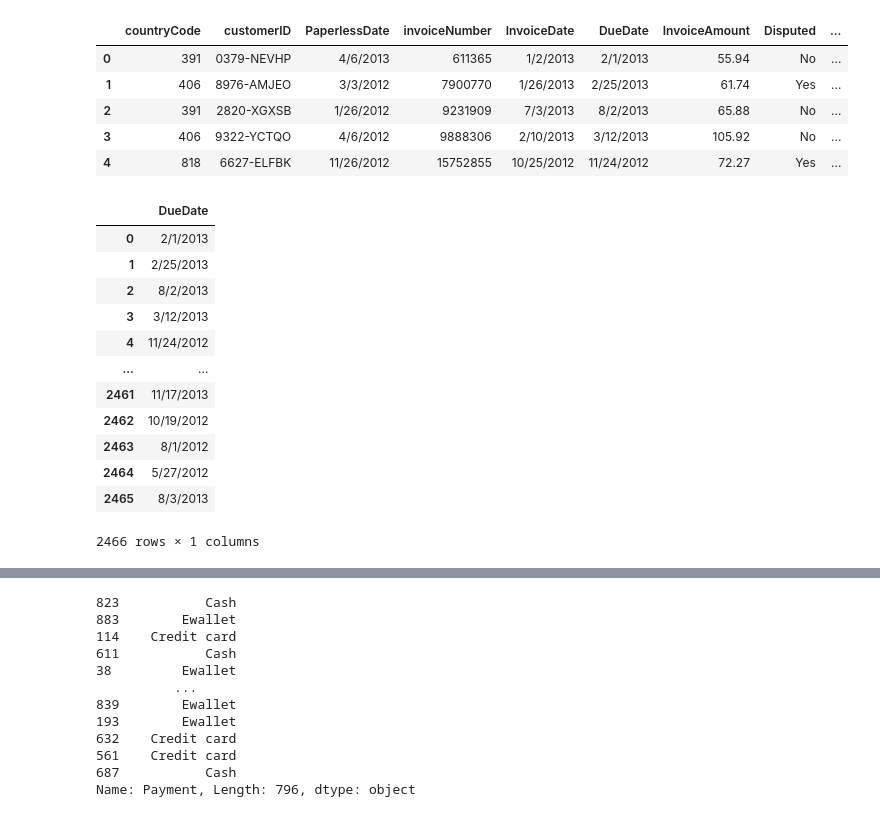
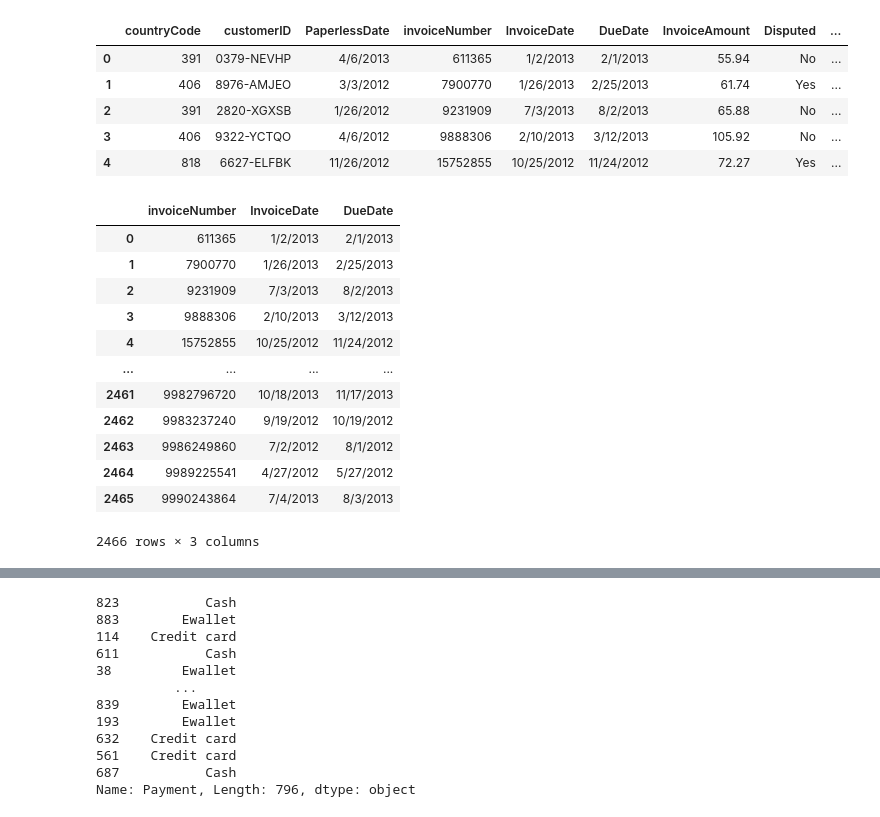
Before and after one commit to Aarika13/OCR, a Jupyter notebook: train.ipynb, the cells around one changed output, grey strips where cells are left out. Cells and saved outputs as stored; diff of their text form; code cells hidden in the pictures.

```diff
--- a/train.ipynb
+++ b/train.ipynb
@@ -186,22 +175,22 @@ d.head()
 # %%
 # df6 = d.drop(["countryCode","customerID","PaperlessDate","invoiceNumber","InvoiceDate","PaperlessBill","Disputed","SettledDate","DaysToSettle","DaysLate"],axis=1)
 # df6
-df6 = d.iloc[:,5:6]
+df6 = d.iloc[:,3:6]
 df6
 # %% [output]
-|  | DueDate |
-| 0 | 2/1/2013 |
-| 1 | 2/25/2013 |
-| 2 | 8/2/2013 |
-| 3 | 3/12/2013 |
-| 4 | 11/24/2012 |
-| ... | ... |
-| 2461 | 11/17/2013 |
-| 2462 | 10/19/2012 |
-| 2463 | 8/1/2012 |
-| 2464 | 5/27/2012 |
-| 2465 | 8/3/2013 |
+|  | invoiceNumber | InvoiceDate | DueDate |
+| 0 | 611365 | 1/2/2013 | 2/1/2013 |
+| 1 | 7900770 | 1/26/2013 | 2/25/2013 |
+| 2 | 9231909 | 7/3/2013 | 8/2/2013 |
+| 3 | 9888306 | 2/10/2013 | 3/12/2013 |
+| 4 | 15752855 | 10/25/2012 | 11/24/2012 |
+| ... | ... | ... | ... |
+| 2461 | 9982796720 | 10/18/2013 | 11/17/2013 |
+| 2462 | 9983237240 | 9/19/2012 | 10/19/2012 |
+| 2463 | 9986249860 | 7/2/2012 | 8/1/2012 |
+| 2464 | 9989225541 | 4/27/2012 | 5/27/2012 |
+| 2465 | 9990243864 | 7/4/2013 | 8/3/2013 |
-2466 rows × 1 columns
+2466 rows × 3 columns
 # %%
 df7  = df5.join(df6)
 df7.head()
```
Also changed, not shown: parts of 30 cells of this notebook, 22 other files.
